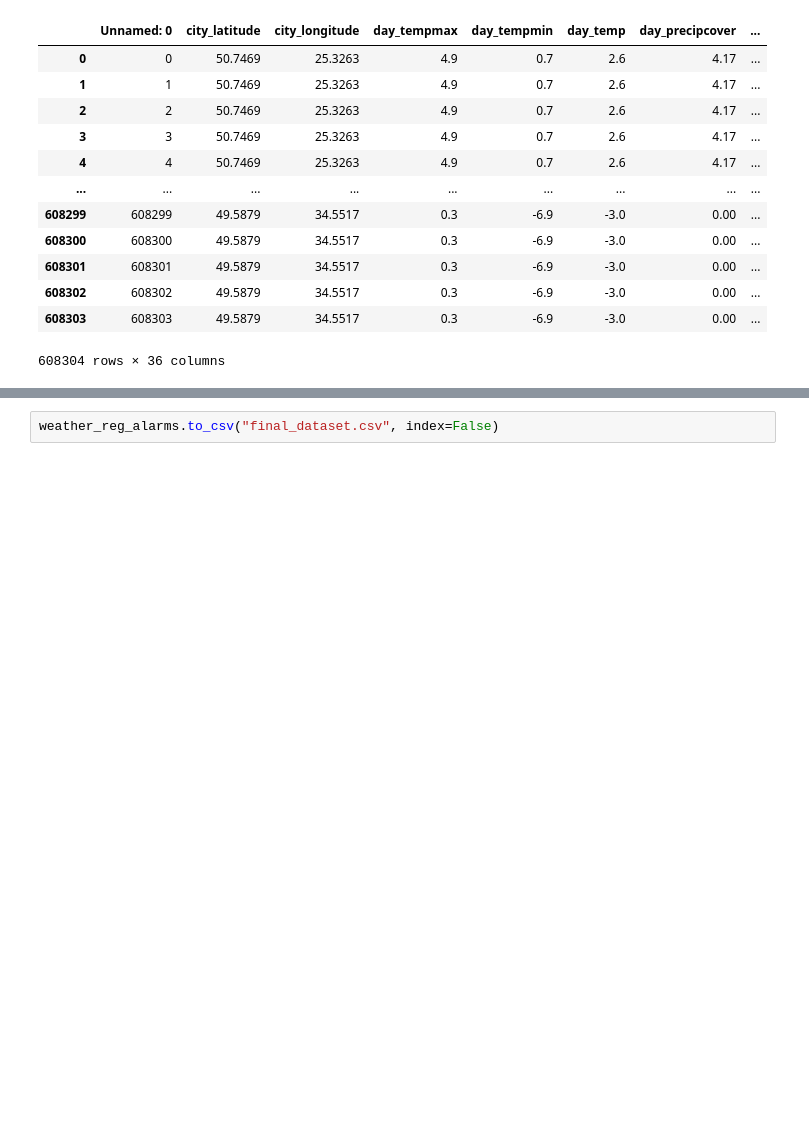
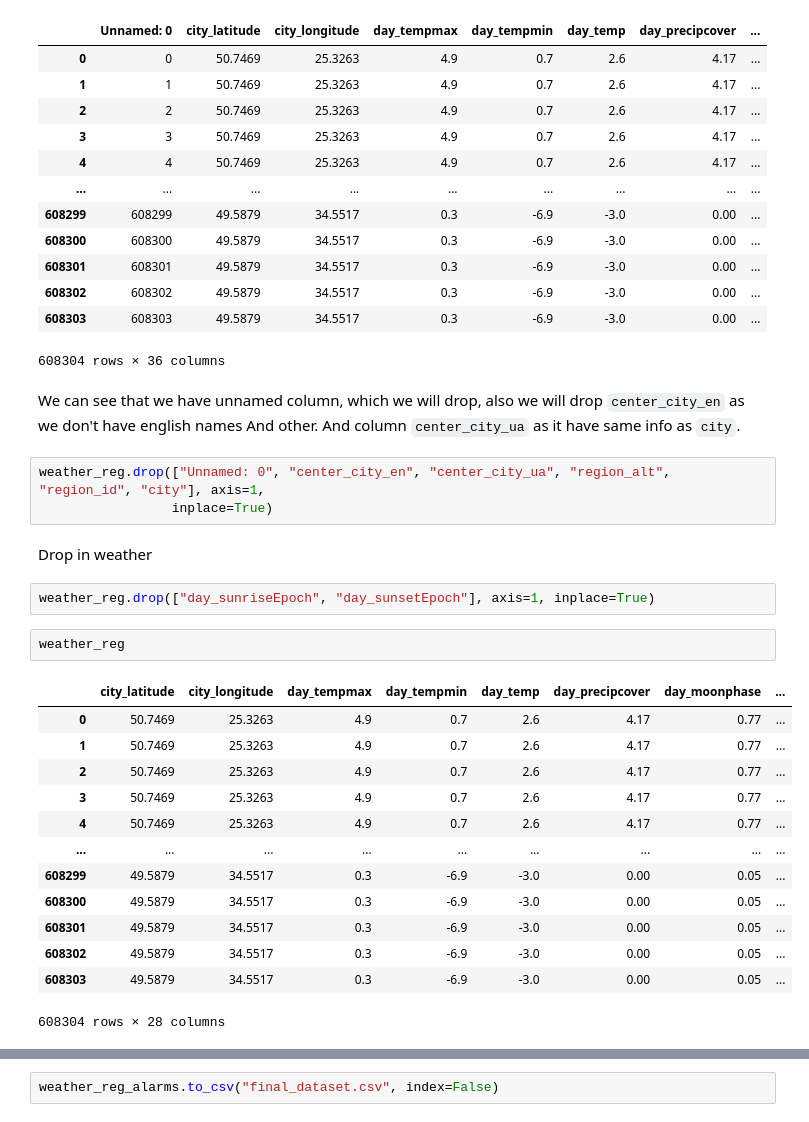
Before and after one commit to KonchakivskyiDanylo/PythonForDs, a Jupyter notebook: merge_datasets.ipynb, the cells around one changed output, grey strips where cells are left out. Drawn from its saved outputs; the diff is of its cells as text; blank space fills up the shorter version.

```diff
--- a/merge_datasets.ipynb
+++ b/merge_datasets.ipynb
@@ -62,6 +64,31 @@ weather_reg
 | 608302 | 608302 | 49.5879 | 34.5517 | 0.3 | -6.9 | -3.0 | 0.00 | ... |
 | 608303 | 608303 | 49.5879 | 34.5517 | 0.3 | -6.9 | -3.0 | 0.00 | ... |
 608304 rows × 36 columns
+# %% [markdown]
+We can see that we have unnamed column, which we will drop, also  we will drop `center_city_en` as we don't have english names And other. And column `center_city_ua` as it have same info as `city`.
+# %%
+weather_reg.drop(["Unnamed: 0", "center_city_en", "center_city_ua", "region_alt", "region_id", "city"], axis=1,
+                 inplace=True)
+# %% [markdown]
+Drop in weather
+# %%
+weather_reg.drop(["day_sunriseEpoch", "day_sunsetEpoch"], axis=1, inplace=True)
+# %%
+weather_reg
+# %% [output]
+|  | city_latitude | city_longitude | day_tempmax | day_tempmin | day_temp | day_precipcover | day_moonphase | ... |
+| 0 | 50.7469 | 25.3263 | 4.9 | 0.7 | 2.6 | 4.17 | 0.77 | ... |
+| 1 | 50.7469 | 25.3263 | 4.9 | 0.7 | 2.6 | 4.17 | 0.77 | ... |
+| 2 | 50.7469 | 25.3263 | 4.9 | 0.7 | 2.6 | 4.17 | 0.77 | ... |
+| 3 | 50.7469 | 25.3263 | 4.9 | 0.7 | 2.6 | 4.17 | 0.77 | ... |
+| 4 | 50.7469 | 25.3263 | 4.9 | 0.7 | 2.6 | 4.17 | 0.77 | ... |
+| ... | ... | ... | ... | ... | ... | ... | ... | ... |
+| 608299 | 49.5879 | 34.5517 | 0.3 | -6.9 | -3.0 | 0.00 | 0.05 | ... |
+| 608300 | 49.5879 | 34.5517 | 0.3 | -6.9 | -3.0 | 0.00 | 0.05 | ... |
+| 608301 | 49.5879 | 34.5517 | 0.3 | -6.9 | -3.0 | 0.00 | 0.05 | ... |
+| 608302 | 49.5879 | 34.5517 | 0.3 | -6.9 | -3.0 | 0.00 | 0.05 | ... |
+| 608303 | 49.5879 | 34.5517 | 0.3 | -6.9 | -3.0 | 0.00 | 0.05 | ... |
+608304 rows × 28 columns
 # %%
 alarms
 # %% [output]
```
Also changed, not shown: parts of 34 cells of this notebook.
